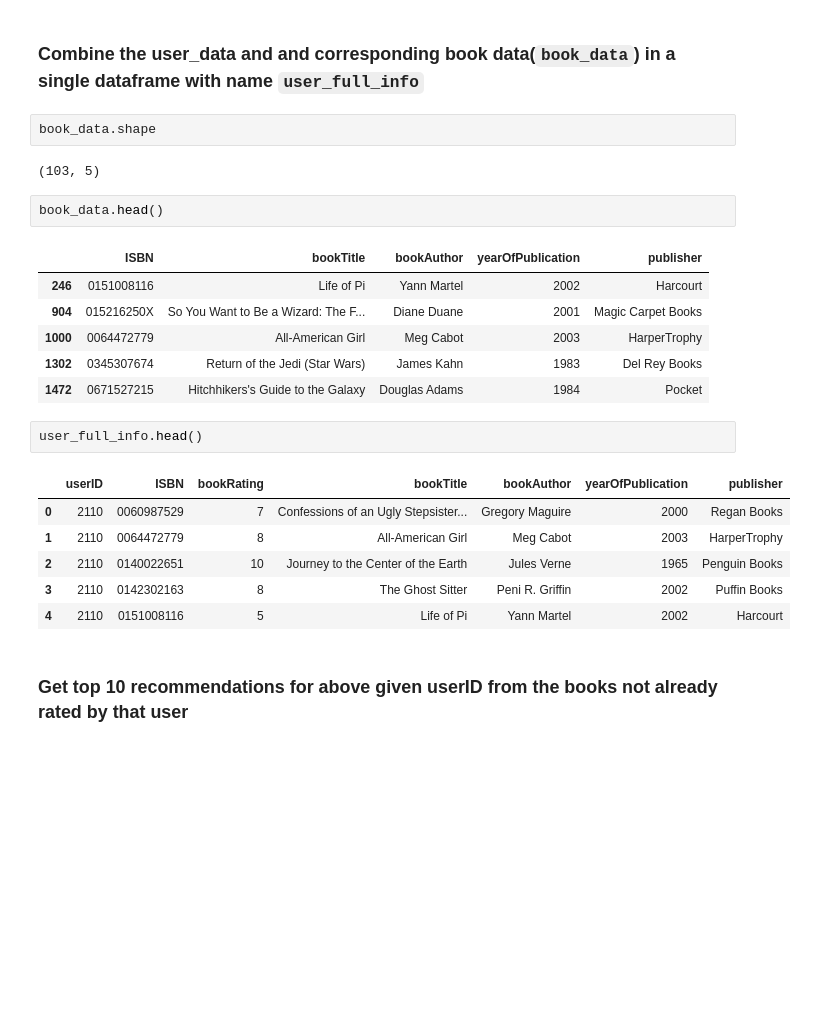
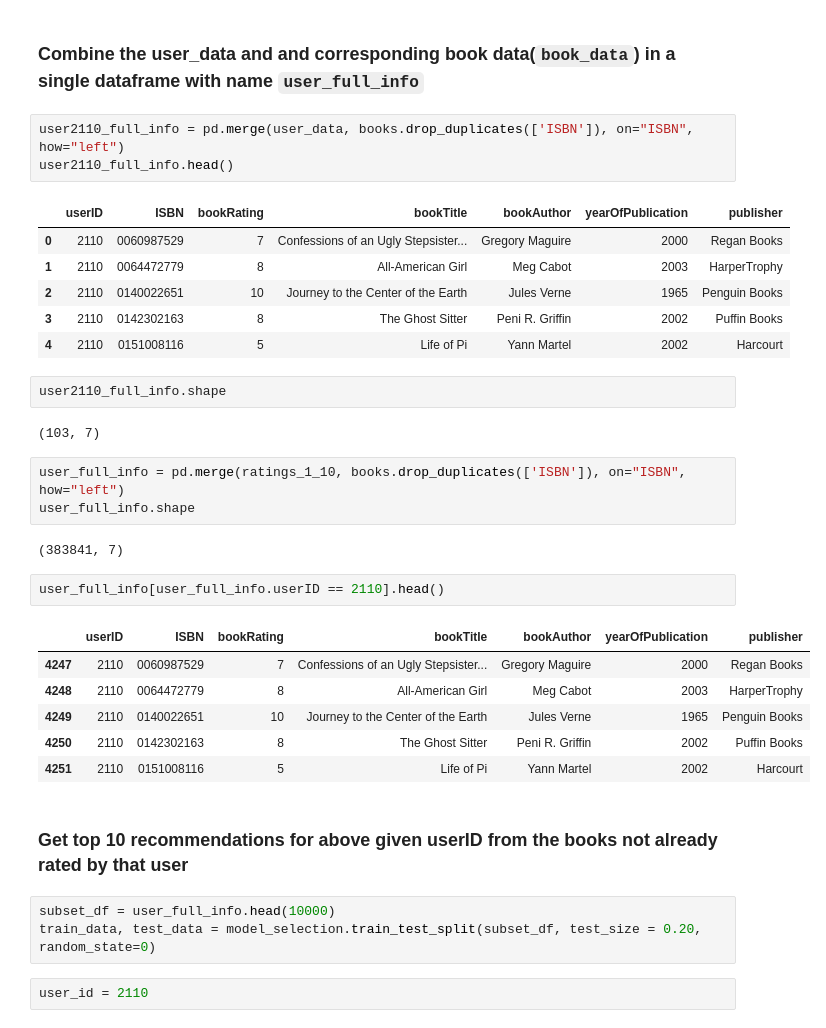
Before and after one commit to GreatLearningAIML1/chennai-aug-batch-ssbruno, a Jupyter notebook: Residency5/R5_External_Lab_CollobarativeFiltering.ipynb, the cells around one changed output. Cells and saved outputs as stored; diff of their text form; blank space fills up the shorter version.

```diff
--- a/Residency5/R5_External_Lab_CollobarativeFiltering.ipynb
+++ b/Residency5/R5_External_Lab_CollobarativeFiltering.ipynb
@@ -392,27 +523,38 @@ user_data.shape
 (103, 3)
 # %% [markdown]
 ### Combine the user_data and and corresponding book data(`book_data`) in a single dataframe with name `user_full_info`
+# %%
+user2110_full_info = pd.merge(user_data, books.drop_duplicates(['ISBN']), on="ISBN", how="left")
+user2110_full_info.head()
+# %% [output]
+|  | userID | ISBN | bookRating | bookTitle | bookAuthor | yearOfPublication | publisher |
+| 0 | 2110 | 0060987529 | 7 | Confessions of an Ugly Stepsister... | Gregory Maguire | 2000 | Regan Books |
+| 1 | 2110 | 0064472779 | 8 | All-American Girl | Meg Cabot | 2003 | HarperTrophy |
+| 2 | 2110 | 0140022651 | 10 | Journey to the Center of the Earth | Jules Verne | 1965 | Penguin Books |
+| 3 | 2110 | 0142302163 | 8 | The Ghost Sitter | Peni R. Griffin | 2002 | Puffin Books |
+| 4 | 2110 | 0151008116 | 5 | Life of Pi | Yann Martel | 2002 | Harcourt |
 # %%
-book_data.shape
+user2110_full_info.shape
 # %% [output]
-(103, 5)
+(103, 7)
-# %%
-book_data.head()
-# %% [output]
-|  | ISBN | bookTitle | bookAuthor | yearOfPublication | publisher |
-| 246 | 0151008116 | Life of Pi | Yann Martel | 2002 | Harcourt |
-| 904 | 015216250X | So You Want to Be a Wizard: The F... | Diane Duane | 2001 | Magic Carpet Books |
-| 1000 | 0064472779 | All-American Girl | Meg Cabot | 2003 | HarperTrophy |
-| 1302 | 0345307674 | Return of the Jedi (Star Wars) | James Kahn | 1983 | Del Rey Books |
-| 1472 | 0671527215 | Hitchhikers's Guide to the Galaxy | Douglas Adams | 1984 | Pocket |
+# %%
+user_full_info = pd.merge(ratings_1_10, books.drop_duplicates(['ISBN']), on="ISBN", how="left")
+user_full_info.shape
+# %% [output]
+(383841, 7)
 # %%
-user_full_info.head()
+user_full_info[user_full_info.userID == 2110].head()
 # %% [output]
 |  | userID | ISBN | bookRating | bookTitle | bookAuthor | yearOfPublication | publisher |
-| 0 | 2110 | 0060987529 | 7 | Confessions of an Ugly Stepsister... | Gregory Maguire | 2000 | Regan Books |
-| 1 | 2110 | 0064472779 | 8 | All-American Girl | Meg Cabot | 2003 | HarperTrophy |
-| 2 | 2110 | 0140022651 | 10 | Journey to the Center of the Earth | Jules Verne | 1965 | Penguin Books |
-| 3 | 2110 | 0142302163 | 8 | The Ghost Sitter | Peni R. Griffin | 2002 | Puffin Books |
-| 4 | 2110 | 0151008116 | 5 | Life of Pi | Yann Martel | 2002 | Harcourt |
+| 4247 | 2110 | 0060987529 | 7 | Confessions of an Ugly Stepsister... | Gregory Maguire | 2000 | Regan Books |
+| 4248 | 2110 | 0064472779 | 8 | All-American Girl | Meg Cabot | 2003 | HarperTrophy |
+| 4249 | 2110 | 0140022651 | 10 | Journey to the Center of the Earth | Jules Verne | 1965 | Penguin Books |
+| 4250 | 2110 | 0142302163 | 8 | The Ghost Sitter | Peni R. Griffin | 2002 | Puffin Books |
+| 4251 | 2110 | 0151008116 | 5 | Life of Pi | Yann Martel | 2002 | Harcourt |
 # %% [markdown]
 ### Get top 10 recommendations for above given userID from the books not already rated by that user
+# %%
+subset_df = user_full_info.head(10000)
+train_data, test_data = model_selection.train_test_split(subset_df, test_size = 0.20, random_state=0)
+# %%
+user_id = 2110
```
Also changed, not shown: parts of 20 cells of this notebook.
